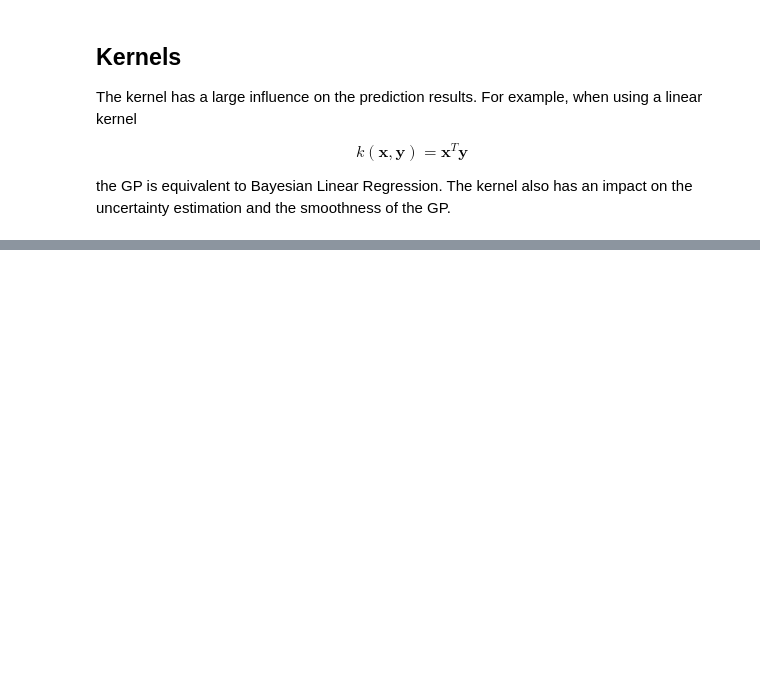
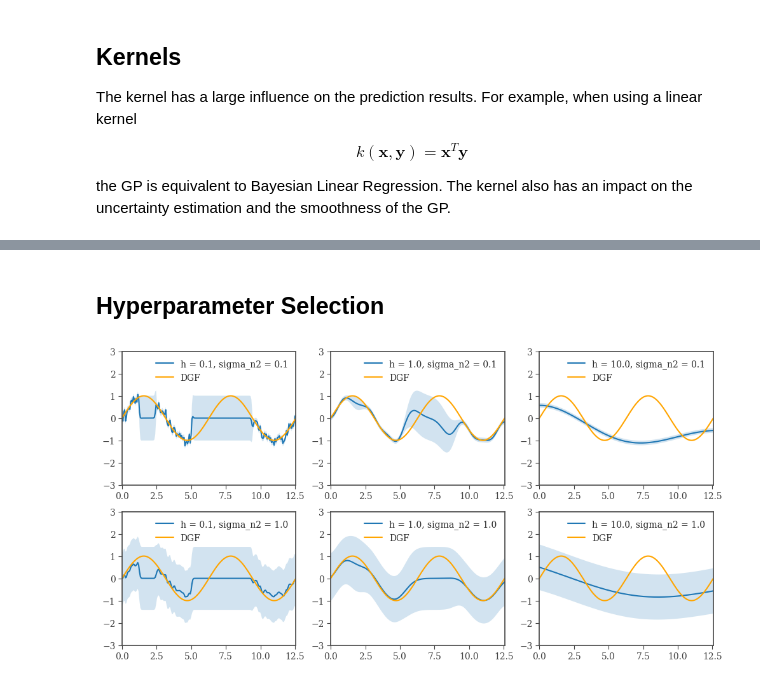
Before and after one commit to nicomu99/data-analysis, a Jupyter notebook: gp.ipynb, the cells around one changed output, grey strips where cells are left out. Cells and saved outputs as stored; diff of their text form; code cells hidden in the pictures; blank space fills up the shorter version.

Commit message:
Added section explaining one approach for hyperparameter selection

```diff
--- a/gp.ipynb
+++ b/gp.ipynb
@@ -95,0 +98,35 @@ plt.show()
+# %% [markdown]
+## Hyperparameter Selection
+# %%
+import itertools
+
+h = [0.1, 1.0, 10.0]
+sigma_n = [0.1, 1.0]
+
+res = []
+for (sigma_n, h) in list(itertools.product(sigma_n, h)):
+    gp = GP(kernel="rbf", h=h, sigma_n=sigma_n)
+
+    gp = gp.fit(x_short, y)
+    y_pred, y_cov = gp.predict(x)
+
+    y_std = np.diag(y_cov) ** 0.5
+
+    res.append((h, sigma_n, y_pred.ravel(), y_std))
+# %%
+fig, axes = plt.subplots(2, 3, figsize=(12, 6))
+axes = axes.flatten()
+
+for i, ax in enumerate(axes):
+    h, sigma_n, y_pred, y_std = res[i]
+    ax.plot(x, y_pred, label=f"h = {h}, sigma_n2 = {sigma_n}")
+    ax.fill_between(x.ravel(), y_pred - y_std, y_pred + y_std, alpha=0.2)
+    ax.plot(x, np.sin(x), label="DGF", color="orange")
+
+    ax.set_ylim(-3, 3)
+    ax.set_xlim(0, np.max(x))
+    ax.legend()
+
+plt.show()
+# %% [output]
+[figure, added]
```
Also changed, not shown: parts of 9 cells of this notebook, 4 other files.
